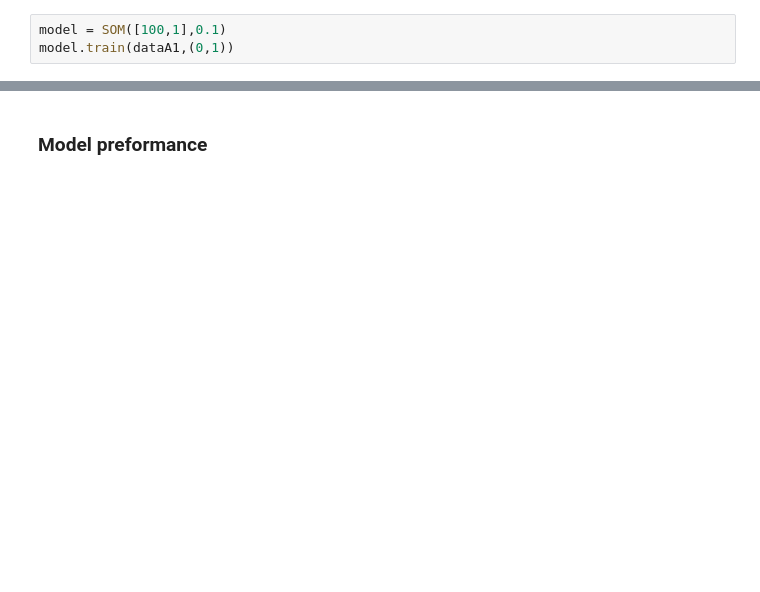
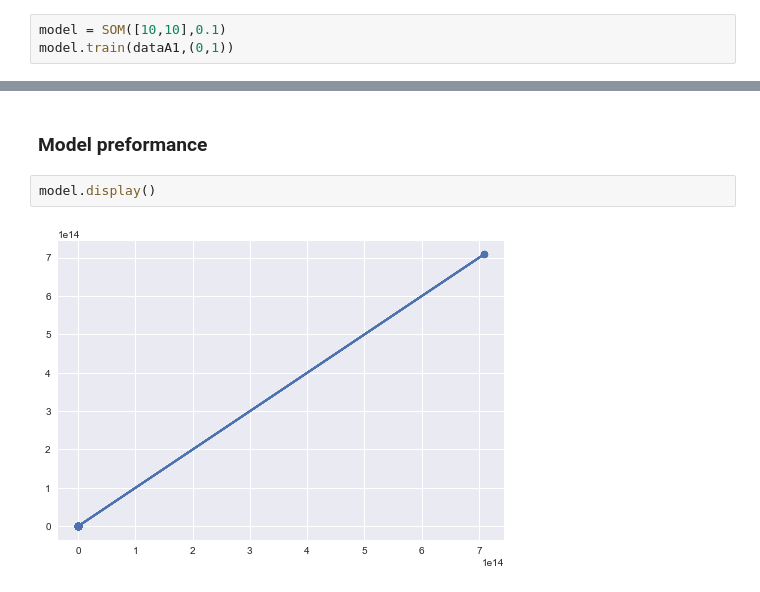
Before and after one commit to Israel0545488592/NeuralComputing2, a Jupyter notebook: Main_program .ipynb, the cells around one changed output, grey strips where cells are left out. Saved outputs shown, nothing was run; the diff lists cells and outputs as text; blank space fills up the shorter version.

```diff
--- a/Main_program .ipynb
+++ b/Main_program .ipynb
@@ -43,4 +43,4 @@ array([[0.03099411, 0.33094423],
 # %%
-model = SOM([100,1],0.1)
+model = SOM([10,10],0.1)
 model.train(dataA1,(0,1))
 # %% [output]
@@ -48,2 +64,6 @@ TypeError: '<=' not supported between instances of 'tuple' and 'int'
 # %% [markdown]
 ### Model preformance
+# %%
+model.display()
+# %% [output]
+[figure, added]
```
Also changed, not shown: parts of 3 cells of this notebook, 1 other file.
